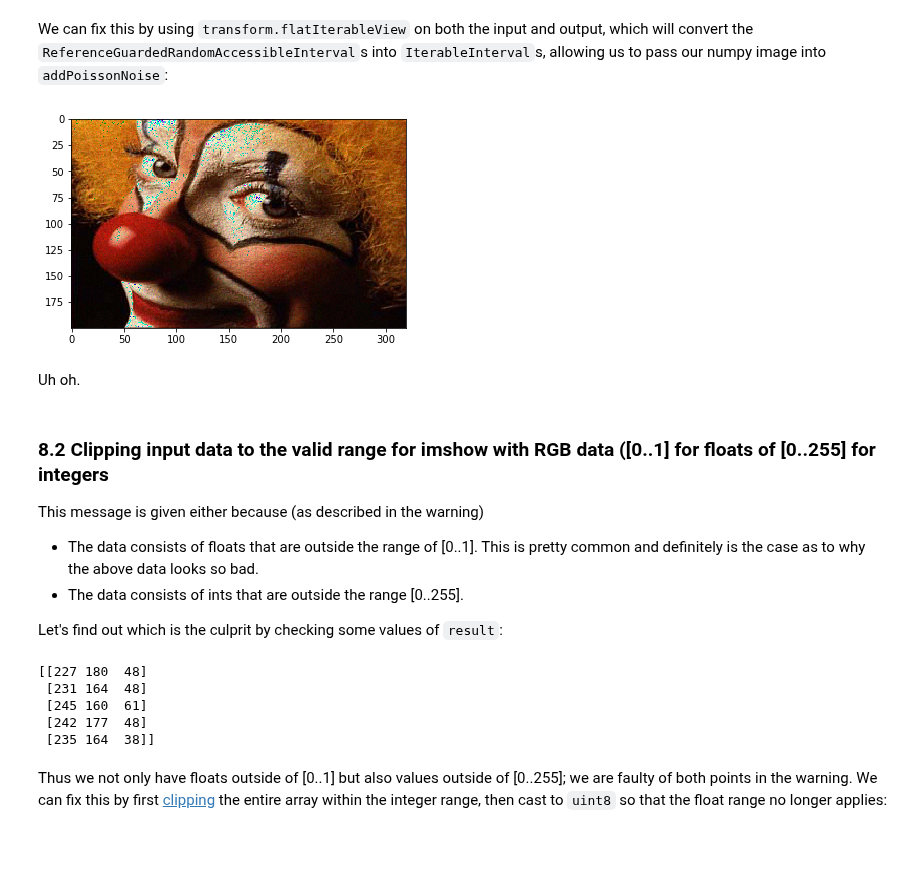
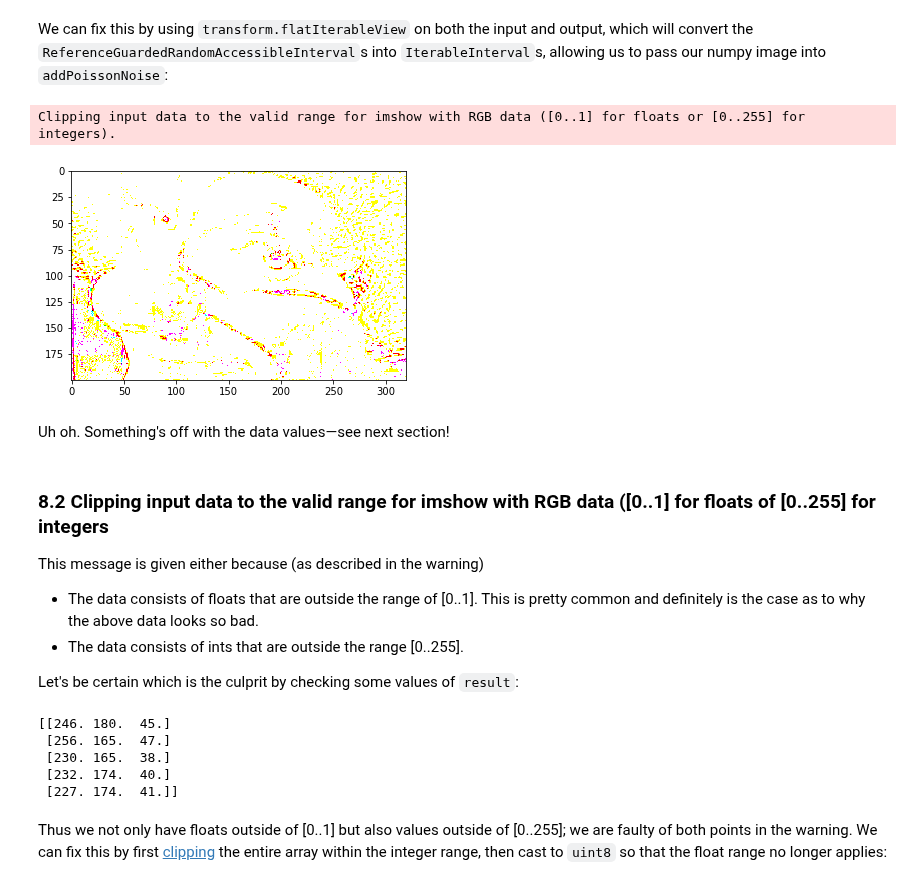
Before and after one commit to imagej/pyimagej, a Jupyter notebook: doc/PyImageJ-Tutorial.ipynb, the cells around one changed output. Saved outputs shown, nothing was run; the diff lists cells and outputs as text; code cells hidden in the pictures; blank space fills up the shorter version.

```diff
--- a/doc/PyImageJ-Tutorial.ipynb
+++ b/doc/PyImageJ-Tutorial.ipynb
@@ -13,7 +13,7 @@ The [pyimagej](https://pypi.org/project/pyimagej/) module enables access to the
 Let's initialize an ImageJ gateway including Fiji plugins, at a reproducible version:
 # %%
 import imagej
-ij = imagej.init('sc.fiji:fiji')
+ij = imagej.init('sc.fiji:fiji:2.1.1')
 ij.getVersion()
 # %% [output]
 '2.1.0/1.53c'
@@ -451,18 +452,19 @@ print(type(ij.py.to_java(img)))
 # %% [markdown]
 We can fix this by using `transform.flatIterableView` on both the input and output, which will convert the `ReferenceGuardedRandomAccessibleInterval`s into `IterableInterval`s, allowing us to pass our numpy image into `addPoissonNoise`:
 # %%
-result = ij.py.new_numpy_image(img)
+result = np.zeros(img.shape) # HINT: Uses float dtype, for more accurate noising.
 
 imgIterable = ij.op().transform().flatIterableView(ij.py.to_java(img))
 resIterable = ij.op().transform().flatIterableView(ij.py.to_java(result))
 
 ij.op().filter().addPoissonNoise(resIterable, imgIterable)
 
 ij.py.show(result)
 # %% [output]
+Clipping input data to the valid range for imshow with RGB data ([0..1] for floats or [0..255] for integers).
-[figure, old version]
+[figure, new version]
-# %% [markdown]
-Uh oh.
+# %% [markdown]
+Uh oh. Something's off with the data values—see next section!
 # %% [markdown]
 ### 8.2 Clipping input data to the valid range for imshow with RGB data ([0..1] for floats of [0..255] for integers
 
@@ -471,16 +473,16 @@ This message is given either because (as described in the warning)
 * The data consists of floats that are outside the range of [0..1]. This is pretty common and definitely is the case as to why the above data looks so bad.
 * The data consists of ints that are outside the range [0..255].
 
-Let's find out which is the culprit by checking some values of `result`:
+Let's be certain which is the culprit by checking some values of `result`:
 # %%
 # grab the RGB values in a line from [0][5] to [0][10] in our image
 print(result[0][5:10])
 # %% [output]
-[[227 180  48]
- [231 164  48]
- [245 160  61]
- [242 177  48]
- [235 164  38]]
+[[246. 180.  45.]
+ [256. 165.  47.]
+ [230. 165.  38.]
+ [232. 174.  40.]
+ [227. 174.  41.]]
 # %% [markdown]
 Thus we not only have floats outside of [0..1] but also values outside of [0..255]; we are faulty of both points in the warning. We can fix this by first [clipping](https://docs.scipy.org/doc/numpy-1.13.0/reference/generated/numpy.clip.html) the entire array within the integer range, then cast to `uint8` so that the float range no longer applies:
 # %%
```
Also changed, not shown: parts of 12 cells of this notebook, 1 other file.
